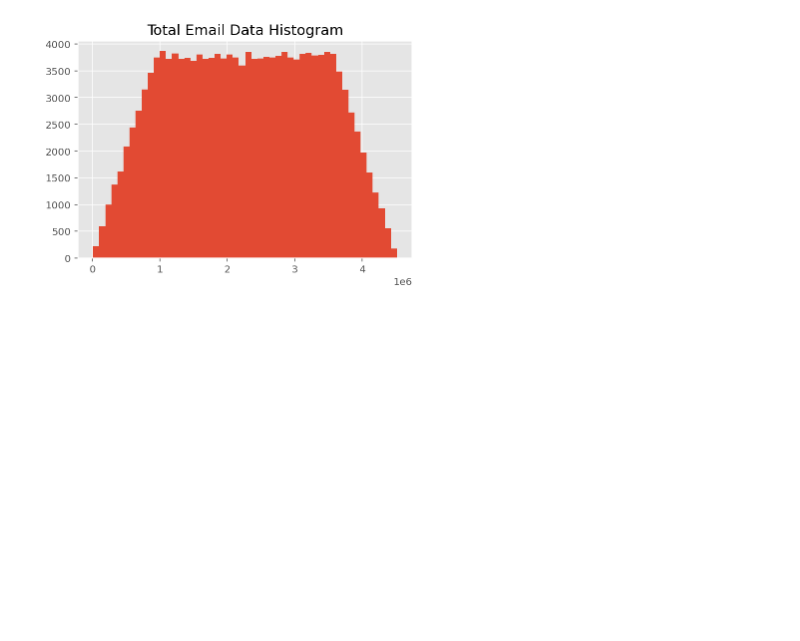
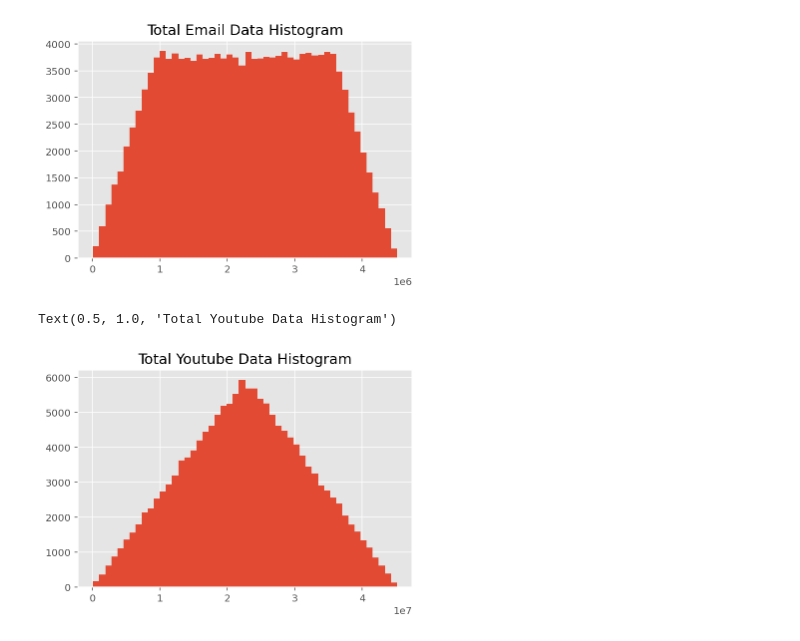
Before and after one commit to bezawitalemyimer/10xAc, a Jupyter notebook: week1/notebooks/data_source_csv.ipynb, the cells around one changed output. Drawn from its saved outputs; the diff is of its cells as text; code cells hidden in the pictures; blank space fills up the shorter version.

Commit message:
plotting Histogram Total Youtube Data

```diff
--- a/week1/notebooks/data_source_csv.ipynb
+++ b/week1/notebooks/data_source_csv.ipynb
@@ -586,3 +586,10 @@ plt.title("Total Email Data Histogram")
 # %% [output]
 Text(0.5, 1.0, 'Total Email Data Histogram')
 [figure]
+# %%
+#plotting Histogram Total Youtube Data
+data["Total Youtube"].hist(bins = 50)
+plt.title("Total Youtube Data Histogram")
+# %% [output]
+Text(0.5, 1.0, 'Total Youtube Data Histogram')
+[figure, added]
```
